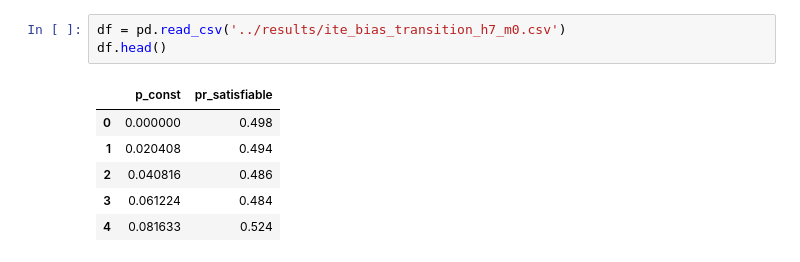
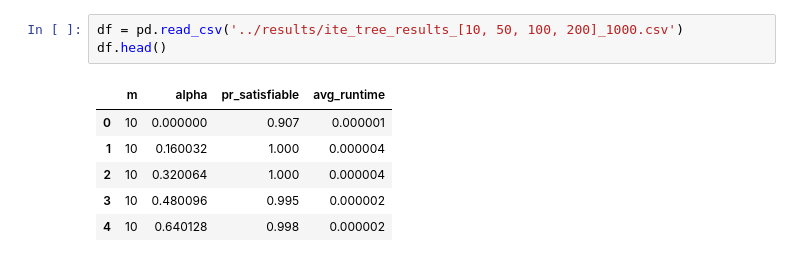
Before and after one commit to TreelonMusk/SAT-phase-transition, a Jupyter notebook: analysis/ite_plots.ipynb, the cells around one changed output. Saved outputs shown, nothing was run; the diff lists cells and outputs as text.

```diff
--- a/analysis/ite_plots.ipynb
+++ b/analysis/ite_plots.ipynb
@@ -39,11 +80,11 @@ plt.show()
 # %%
-df = pd.read_csv('../results/ite_bias_transition_h7_m0.csv')
+df = pd.read_csv('../results/ite_tree_results_[10, 50, 100, 200]_1000.csv')
 df.head()
 # %% [output]
-|  | p_const | pr_satisfiable |
-| 0 | 0.000000 | 0.498 |
-| 1 | 0.020408 | 0.494 |
-| 2 | 0.040816 | 0.486 |
-| 3 | 0.061224 | 0.484 |
-| 4 | 0.081633 | 0.524 |
+|  | m | alpha | pr_satisfiable | avg_runtime |
+| 0 | 10 | 0.000000 | 0.907 | 0.000001 |
+| 1 | 10 | 0.160032 | 1.000 | 0.000004 |
+| 2 | 10 | 0.320064 | 1.000 | 0.000004 |
+| 3 | 10 | 0.480096 | 0.995 | 0.000002 |
+| 4 | 10 | 0.640128 | 0.998 | 0.000002 |
 # %%
```
Also changed, not shown: parts of 10 cells of this notebook, 5 other files.
